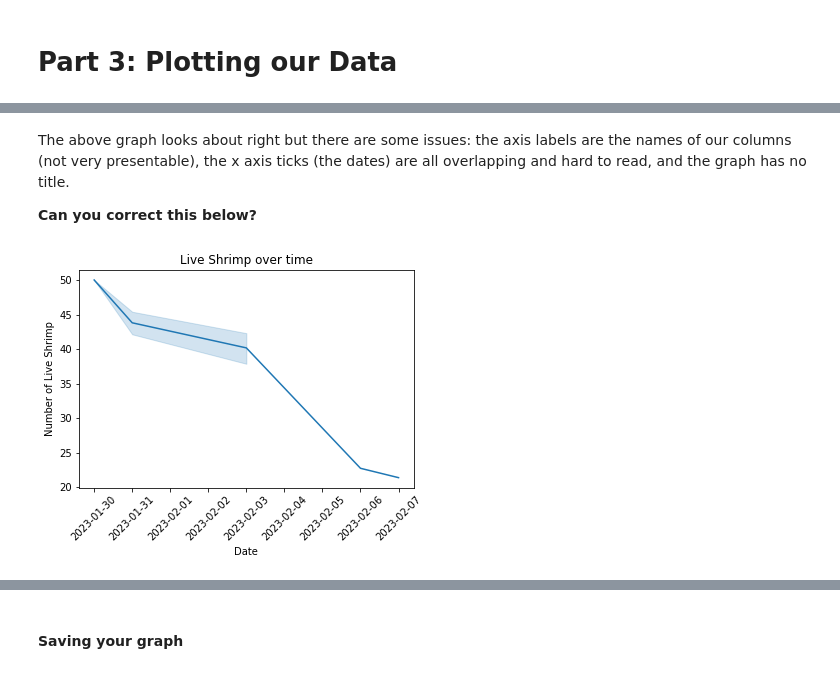
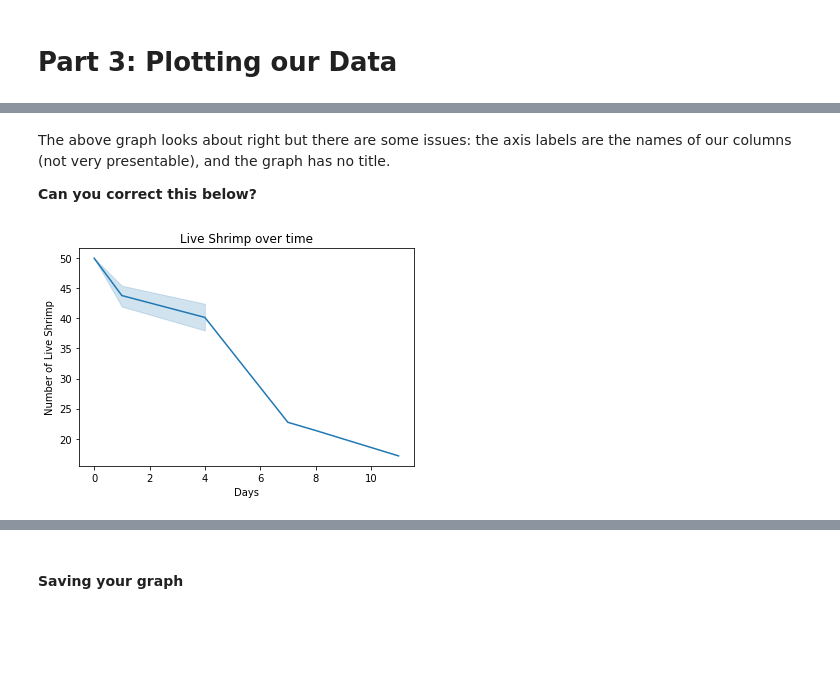
Before and after one commit to nathcmedd/Environment, a Jupyter notebook: data_workshop_answered.ipynb, the cells around one changed output, grey strips where cells are left out. Saved outputs shown, nothing was run; the diff lists cells and outputs as text; code cells hidden in the pictures; blank space fills up the shorter version.

```diff
--- a/data_workshop_answered.ipynb
+++ b/data_workshop_answered.ipynb
@@ -187,15 +212,13 @@ shrimp = sns.lineplot(x= micros['date'], y=micros['Live Shrimp'])
 # %% [markdown]
-The above graph looks about right but there are some issues: the axis labels are the names of our columns (not very presentable), the x axis ticks (the dates) are all overlapping and hard to read, and the graph has no title.
+The above graph looks about right but there are some issues: the axis labels are the names of our columns (not very presentable), and the graph has no title.
 
 **Can you correct this below?**
 # %%
-import seaborn as sns
-import matplotlib.pyplot as plt
-
-shrimp = sns.lineplot(x= micros['date'], y=micros['Live Shrimp'])
-plt.xticks(rotation=45)
-shrimp.set_xlabel('Date')
+shrimp= sns.lineplot(data = micros,
+             x="day",
+             y="Live Shrimp",)
+shrimp.set_xlabel('Days')
 shrimp.set_ylabel('Number of Live Shrimp')
 shrimp.set_title('Live Shrimp over time');
 # %% [output]
-[figure, old version]
+[figure, new version]
```
Also changed, not shown: parts of 41 cells of this notebook.
